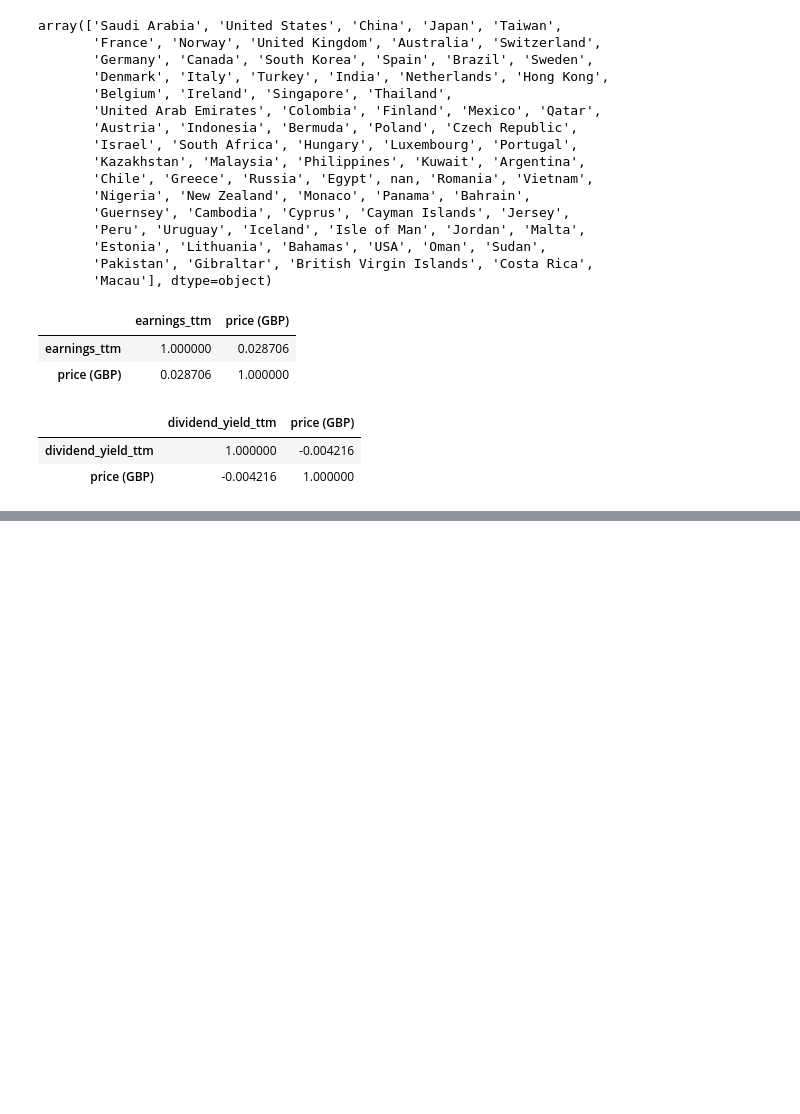
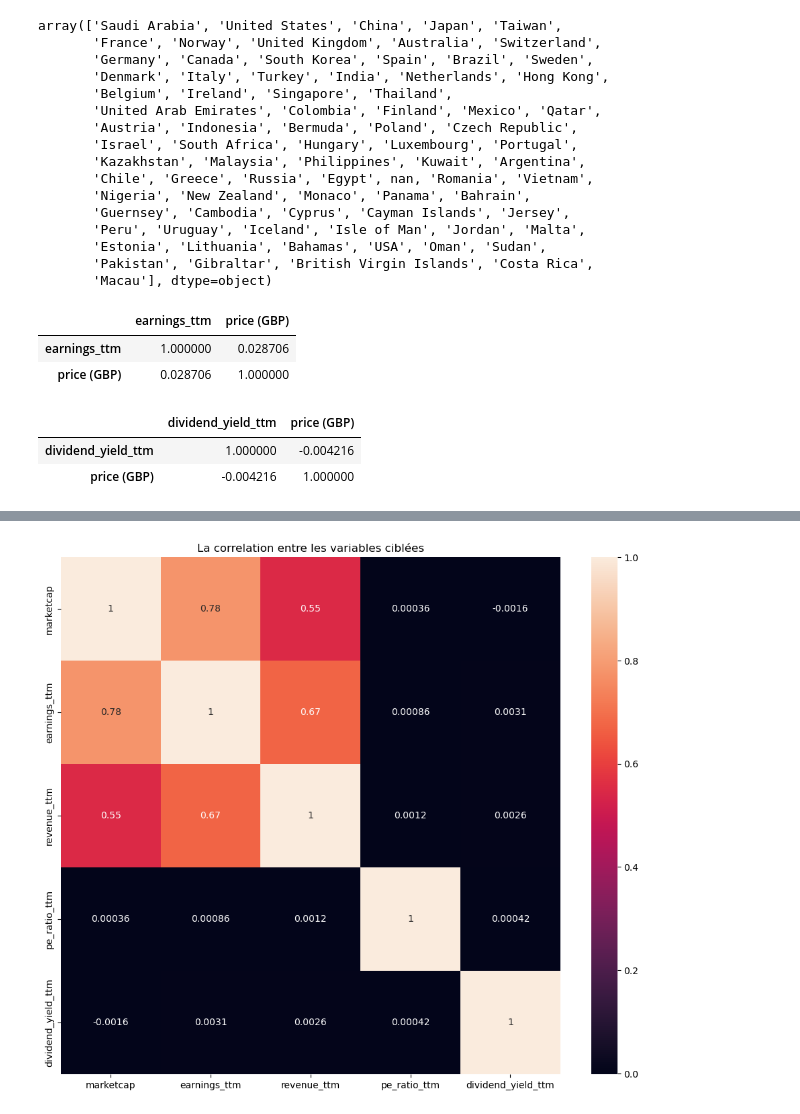
Before and after one commit to Gilleskulk/Analyse-of-data, a Jupyter notebook: Analyse_companies.ipynb, the cells around one changed output, grey strips where cells are left out. Saved outputs shown, nothing was run; the diff lists cells and outputs as text; code cells hidden in the pictures; blank space fills up the shorter version.

```diff
--- a/Analyse_companies.ipynb
+++ b/Analyse_companies.ipynb
@@ -292,0 +310,10 @@ sns.barplot( data=country_data, x="dividend_yield_ttm", y="country")
+# %%
+target_column = ["marketcap", "earnings_ttm", "revenue_ttm", "pe_ratio_ttm", "dividend_yield_ttm"]
+correlation_data = compani_data[target_column].corr()
+# %%
+plt.figure(figsize=(12,10))
+sns.heatmap(correlation_data, annot=True)
+plt.title("La correlation entre les variables ciblées")
+plt.show()
+# %% [output]
+[figure, added]
```
Also changed, not shown: parts of 4 cells of this notebook.
